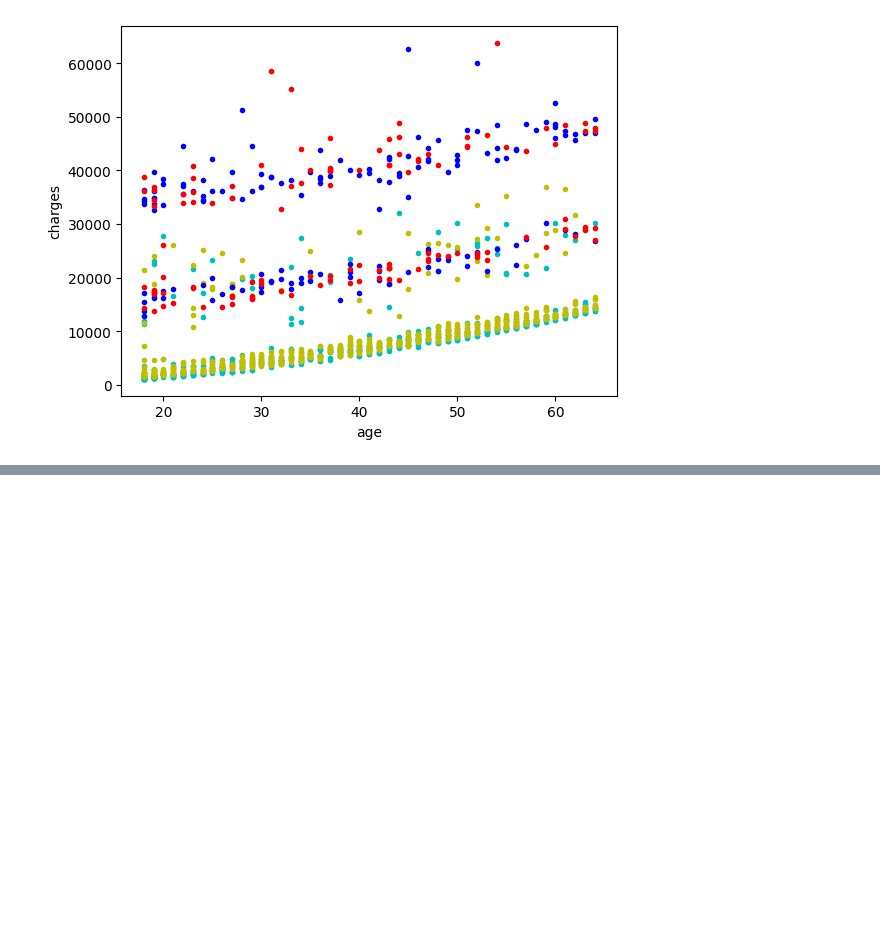
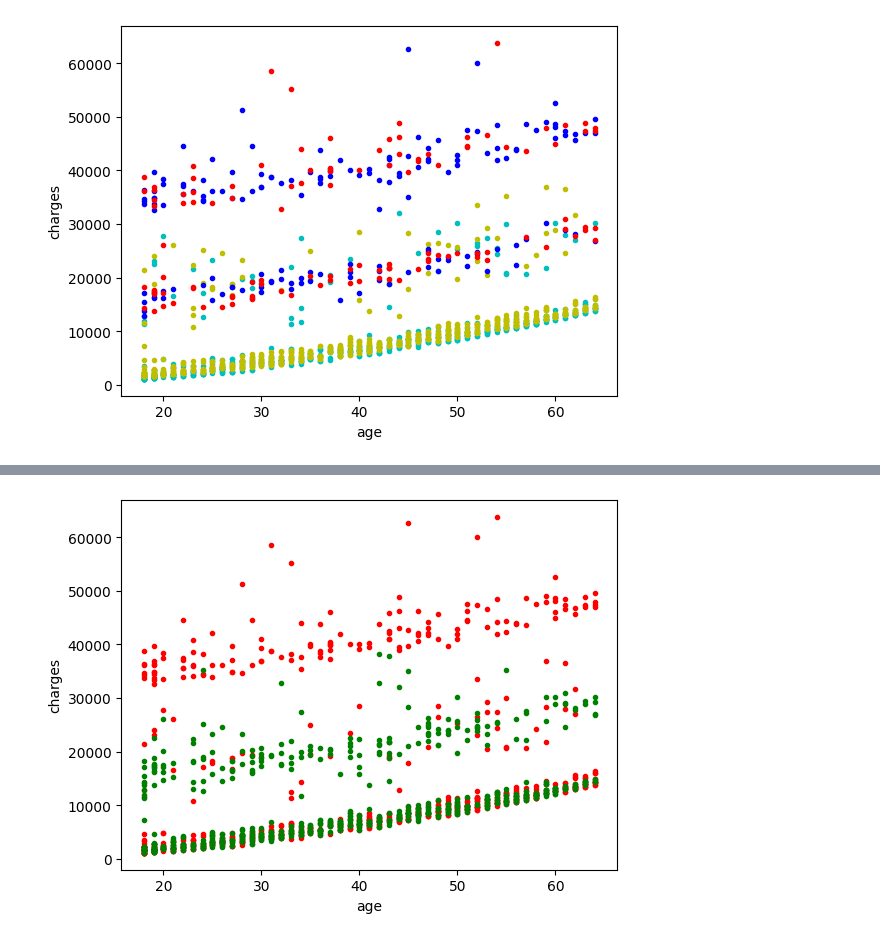
Before and after one commit to NicoCasso/Assur_aimant, a Jupyter notebook: nettoyage_analyse.ipynb, the cells around one changed output, grey strips where cells are left out. Cells and saved outputs as stored; diff of their text form; code cells hidden in the pictures; blank space fills up the shorter version.

```diff
--- a/nettoyage_analyse.ipynb
+++ b/nettoyage_analyse.ipynb
@@ -116,0 +130,18 @@ plt.show()
+# %%
+bmi_limit = 30
+
+df_high_bmi = dataframe2[dataframe2["bmi"] > bmi_limit]
+df_low_bmi = dataframe2[dataframe2["bmi"] <= bmi_limit]
+
+data_high = np.array(df_high_bmi, dtype=float)
+data_low = np.array(df_low_bmi, dtype=float)
+
+#Charges = f ( age )
+plt.xlabel("age")
+plt.ylabel("charges")
+plt.plot(data_high[:, 0], data_high[:, 3], "r.")
+plt.plot(data_low[:, 0], data_low[:, 3] ,"g.")
+
+plt.show()
+# %% [output]
+[figure, added]
```
Also changed, not shown: parts of 3 cells of this notebook, 2 other files.
